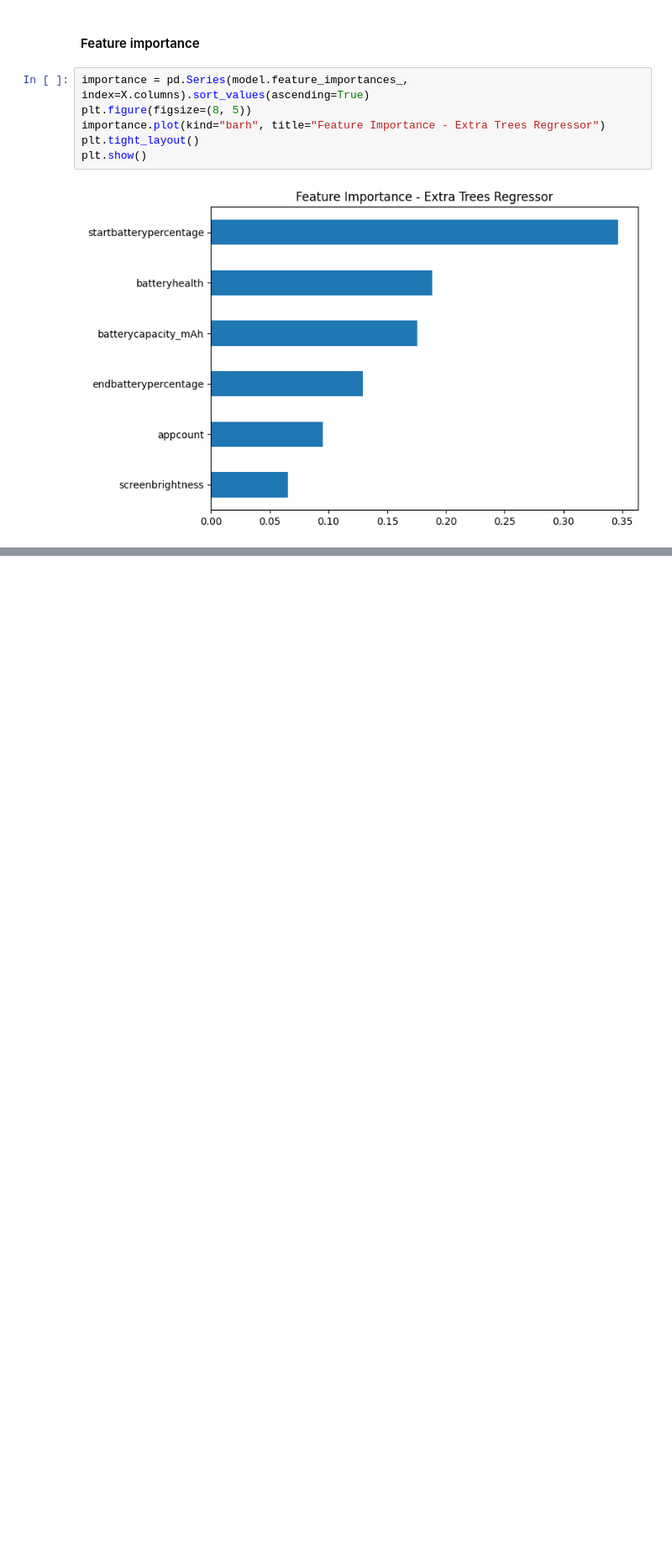
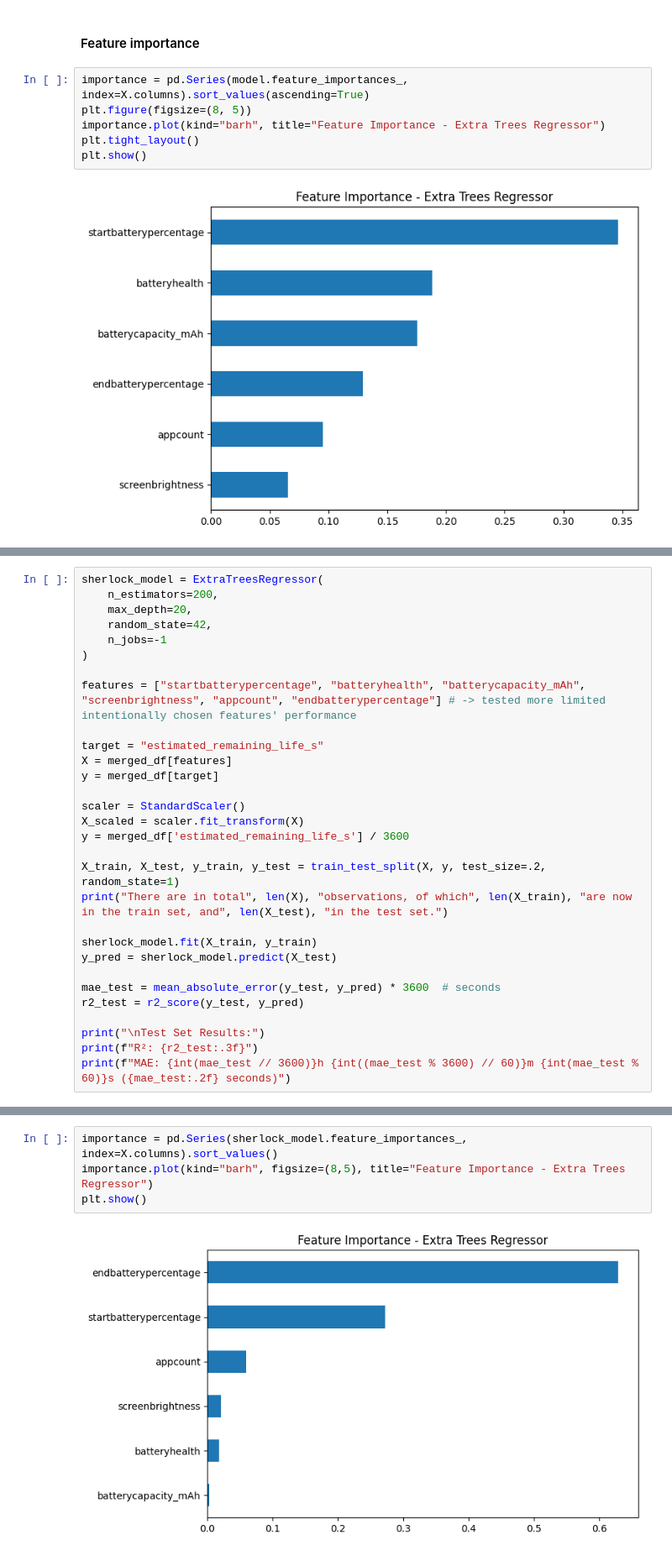
Before and after one commit to toent/Phone-Battery-Life-Predictor, a Jupyter notebook: BatteryLifePredictor.ipynb, the cells around one changed output, grey strips where cells are left out. Shown at 84% size. Cells and saved outputs as stored; diff of their text form; blank space fills up the shorter version.

```diff
--- a/BatteryLifePredictor.ipynb
+++ b/BatteryLifePredictor.ipynb
@@ -254,0 +435,30 @@ plt.show()
+# %%
+sherlock_model = ExtraTreesRegressor(
+    n_estimators=200,
+    max_depth=20,
+    random_state=42,
+    n_jobs=-1
+)
+
+features = ["startbatterypercentage", "batteryhealth", "batterycapacity_mAh", "screenbrightness", "appcount", "endbatterypercentage"] # -> tested more limited intentionally chosen features' performance
+
+target = "estimated_remaining_life_s"
+X = merged_df[features]
+y = merged_df[target]
+
+scaler = StandardScaler()
+X_scaled = scaler.fit_transform(X)
+y = merged_df['estimated_remaining_life_s'] / 3600
+
+X_train, X_test, y_train, y_test = train_test_split(X, y, test_size=.2, random_state=1)
+print("There are in total", len(X), "observations, of which", len(X_train), "are now in the train set, and", len(X_test), "in the test set.")
+
+sherlock_model.fit(X_train, y_train)
+y_pred = sherlock_model.predict(X_test)
+
+mae_test = mean_absolute_error(y_test, y_pred) * 3600  # seconds
+r2_test = r2_score(y_test, y_pred)
+
+print("\nTest Set Results:")
+print(f"R²: {r2_test:.3f}")
+print(f"MAE: {int(mae_test // 3600)}h {int((mae_test % 3600) // 60)}m {int(mae_test % 60)}s ({mae_test:.2f} seconds)")
@@ -254,0 +486,6 @@ plt.show()
+# %%
+importance = pd.Series(sherlock_model.feature_importances_, index=X.columns).sort_values()
+importance.plot(kind="barh", figsize=(8,5), title="Feature Importance - Extra Trees Regressor")
+plt.show()
+# %% [output]
+[figure, added]
```
Also changed, not shown: parts of 19 cells of this notebook, 4 other files.
